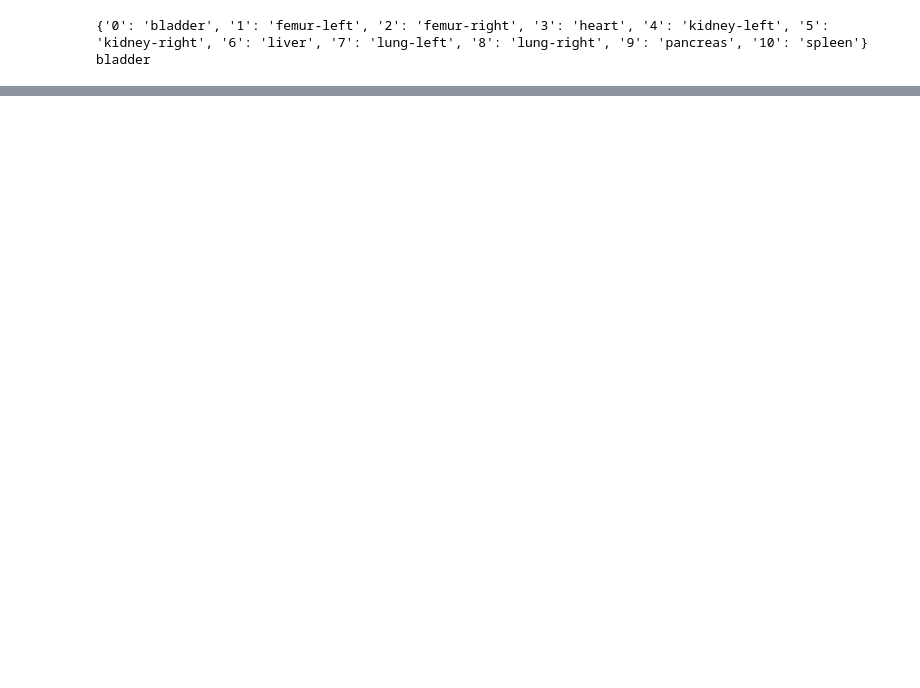
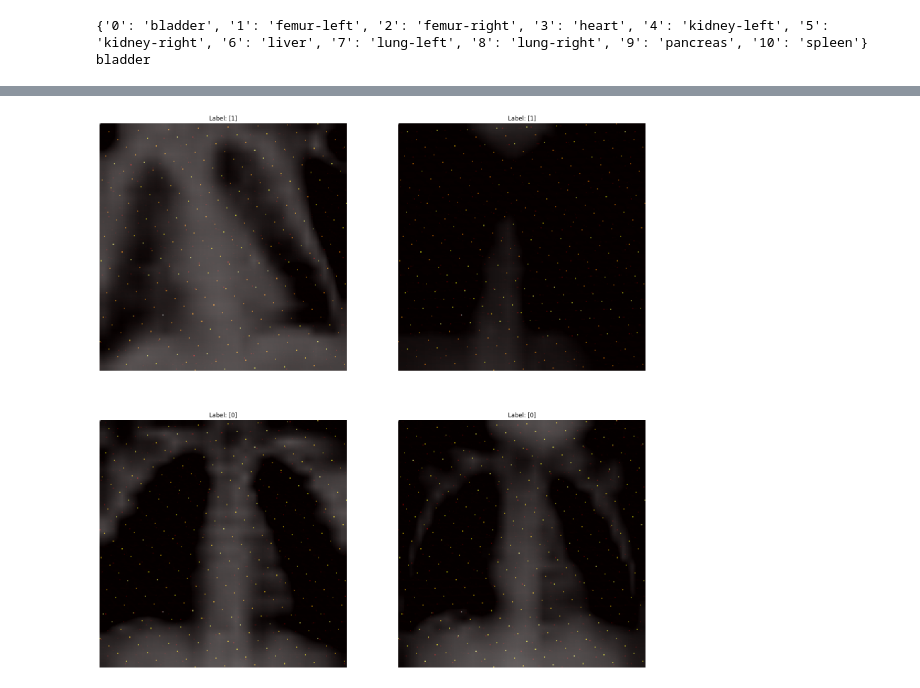
Before and after one commit to pathakis/MedMNIST-Classification, a Jupyter notebook: Visualisation.ipynb, the cells around one changed output, grey strips where cells are left out. Drawn from its saved outputs; the diff is of its cells as text; code cells hidden in the pictures; blank space fills up the shorter version.

Commit message:
Visualising attention

```diff
--- a/Visualisation.ipynb
+++ b/Visualisation.ipynb
@@ -52,0 +185,83 @@ bladder
+# %%
+# Load data
+train_loader, val_loader, test_loader, n_classes, train_dataset, val_dataset, test_dataset = load_data()
+
+# Set device
+device = "mps" if torch.backends.mps.is_available() else "cpu"
+
+# Load pre-trained model
+model = ViTForImageClassification.from_pretrained('google/vit-base-patch16-224-in21k', num_labels=n_classes, output_attentions=True, output_hidden_states=True)
+model.load_state_dict(torch.load('project/ViT/pneumonia224.pth'))
+model.to(device)
+
+def visualize_attention(model, image, label, ax):
+    # Put model in evaluation mode
+    model.eval()
+
+    # Forward pass to get attention weights
+    with torch.no_grad():
+        outputs = model(image)
+        prediction = outputs.logits.argmax(1)
+        attention_weights = outputs.attentions  # Extract attention weights
+        hidden_states = outputs.hidden_states  # Extract hidden states
+
+    # Sum attention weights across batch and head dimensions
+    att_head = attention_weights[0].sum(dim=0).sum(dim=0)
+    att_head = att_head.cpu().numpy()
+
+    # Normalize attention weights
+    att_head = np.maximum(att_head, 0) / np.max(att_head)
+
+    # Resize attention weights to match shape of input image
+    att_head = np.resize(att_head, (224, 224))
+
+    # Create heat map
+    heatmap = plt.cm.hot(att_head)
+
+    # Convert input image to RGB
+    img_rgb = np.dstack((image.squeeze(0).permute(1, 2, 0).cpu().numpy(),) * 3)
+
+    # Ensure that img_rgb has the correct shape
+    img_rgb = img_rgb[:, :, :3]
+
+    # Plot image with attention weights
+    ax.imshow(img_rgb)
+    ax.imshow(heatmap, alpha=0.5)
+    ax.set_title(f'Label: {label}')
+    ax.axis('off')
+
+
+# Visualize attention on indexed images from pneumonia test set
+imgIndicies = {'PneumoniaMNIST': [549, 288, 208, 266], 'OrganAMNIST': [4854, 7225, 7073, 14284]}
+fig, axs = plt.subplots(2, 2, figsize=(20, 20))
+counter = 0
+
+# Create a ScalarMappable object for the color map
+sm = plt.cm.ScalarMappable(cmap=plt.cm.hot)
+sm.set_array([])  # Set empty array to avoid ValueError
+
+for dataset_name, indices in imgIndicies.items():
+    print(f'Visualizing attention on {dataset_name} dataset:')
+    min_idx = 0
+    max_idx = len(test_dataset) - 1
+    print(f'Minimum valid index: {min_idx}, Maximum valid index: {max_idx}')
+    for idx in indices:
+        if idx < min_idx or idx > max_idx:
+            raise ValueError(f'Index {idx} is out of bounds for dataset {dataset_name}')
+        print(f'Index: {idx}, Length of dataset: {len(test_dataset)}')
+        image, label = test_dataset[idx]
+        image = image.unsqueeze(0).to(device)
+        visualize_attention(model, image, label, axs[counter // 2, counter % 2])
+        counter += 1
+
+# Add color bar to the figure
+cbar_ax = fig.add_axes([1.02, 0.15, 0.02, 0.7])
+cbar = fig.colorbar(sm, cax=cbar_ax)
+cbar.ax.set_ylabel('Attention weight', rotation=-90, va="bottom")
+
+# Adjust the spacing between subplots
+fig.subplots_adjust(wspace=0.1, hspace=0.1)
+
+plt.tight_layout()
+plt.show()
+# %% [output]
@@ -52,0 +286 @@ bladder
+[figure, added]
```
Also changed, not shown: parts of 8 cells of this notebook, 2 other files.
